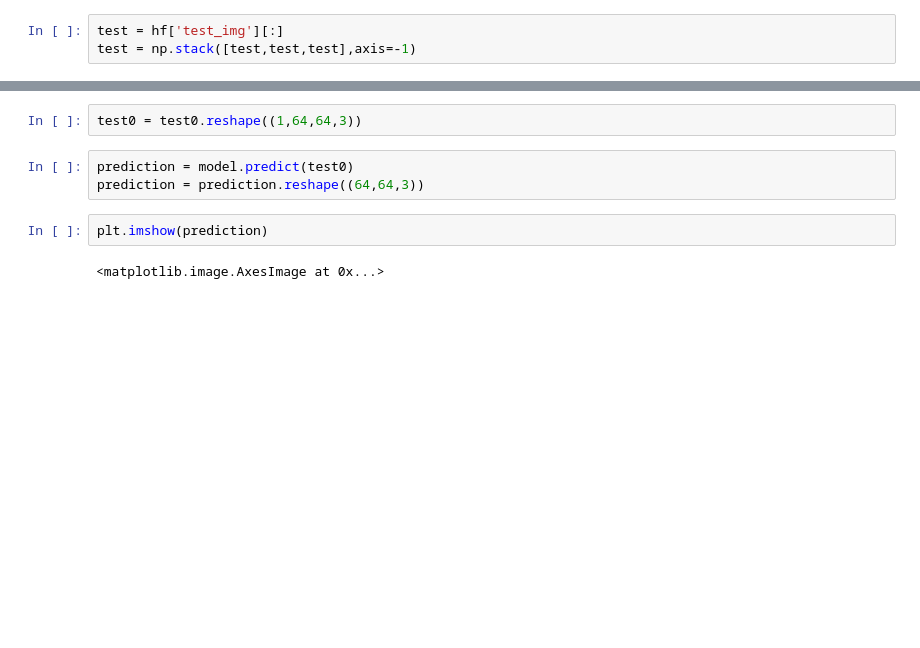
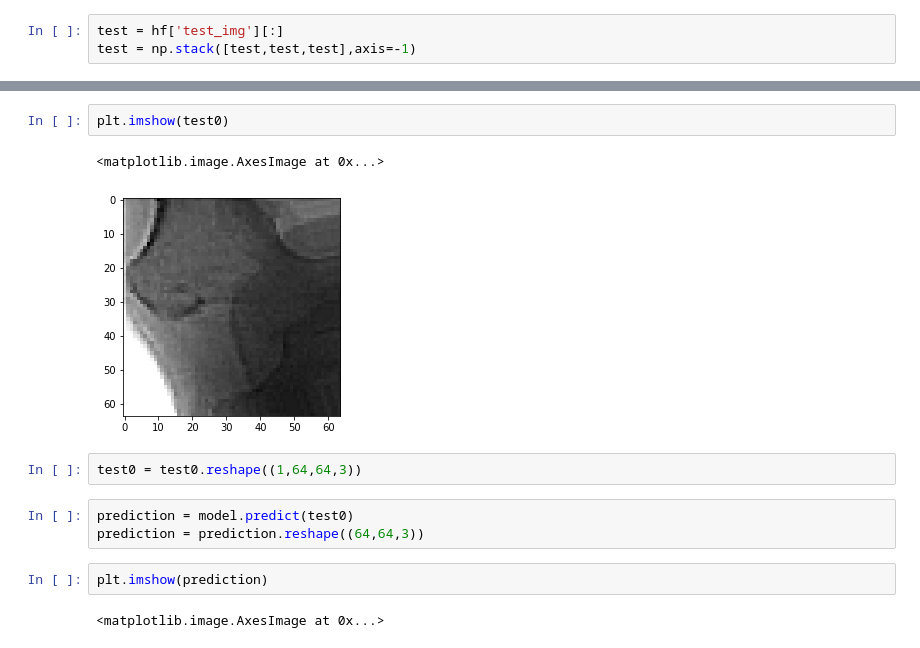
Before and after one commit to JosephPB/proyectito, a Jupyter notebook: Networks/HDF5 segmentation trial.ipynb, the cells around one changed output, grey strips where cells are left out. Cells and saved outputs as stored; diff of their text form; blank space fills up the shorter version.

```diff
--- a/Networks/HDF5 segmentation trial.ipynb
+++ b/Networks/HDF5 segmentation trial.ipynb
@@ -245,6 +149,11 @@ test0 = test[0]
 test0.shape
 # %% [output]
 (64, 64, 3)
+# %%
+plt.imshow(test0)
+# %% [output]
+<matplotlib.image.AxesImage at 0x...>
+[figure, added]
 # %%
 test0 = test0.reshape((1,64,64,3))
 # %%
```
Also changed, not shown: parts of 33 cells of this notebook, 1 other file.
